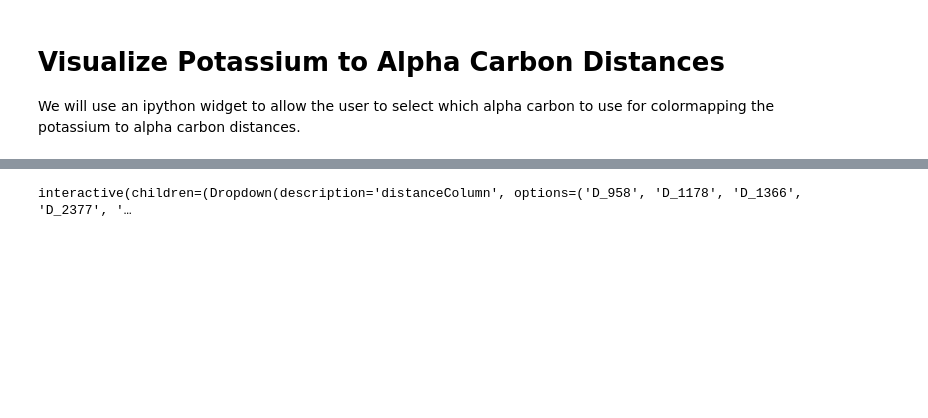
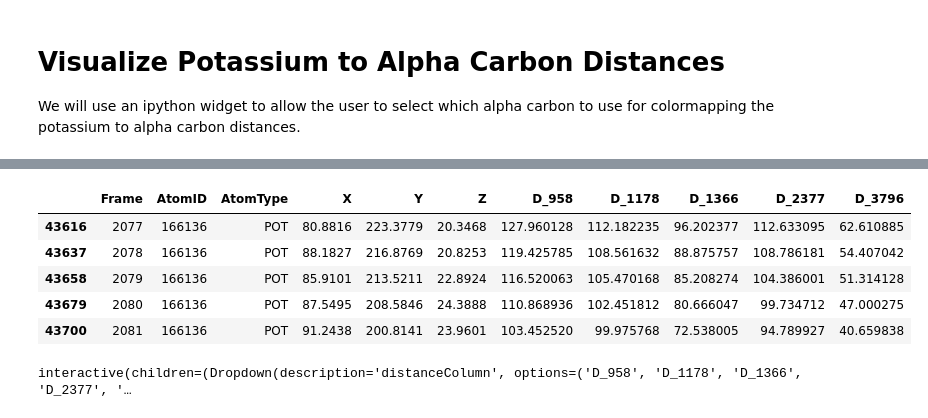
Before and after one commit to wesleymsmith/Piezo_Milestoning, a Jupyter notebook: Milestoning_Setup_Visualization.ipynb, the cells around one changed output, grey strips where cells are left out. Saved outputs shown, nothing was run; the diff lists cells and outputs as text; code cells hidden in the pictures; blank space fills up the shorter version.

```diff
--- a/Milestoning_Setup_Visualization.ipynb
+++ b/Milestoning_Setup_Visualization.ipynb
@@ -226,3 +226,12 @@ diffCoords.head()
+# %%
+diffCoords.sort_values(['AtomID','Frame']).tail()
+# %% [output]
+|  | Frame | AtomID | AtomType | X | Y | Z | D_958 | D_1178 | D_1366 | D_2377 | D_3796 |
+| 43616 | 2077 | 166136 | POT | 80.8816 | 223.3779 | 20.3468 | 127.960128 | 112.182235 | 96.202377 | 112.633095 | 62.610885 |
+| 43637 | 2078 | 166136 | POT | 88.1827 | 216.8769 | 20.8253 | 119.425785 | 108.561632 | 88.875757 | 108.786181 | 54.407042 |
+| 43658 | 2079 | 166136 | POT | 85.9101 | 213.5211 | 22.8924 | 116.520063 | 105.470168 | 85.208274 | 104.386001 | 51.314128 |
+| 43679 | 2080 | 166136 | POT | 87.5495 | 208.5846 | 24.3888 | 110.868936 | 102.451812 | 80.666047 | 99.734712 | 47.000275 |
+| 43700 | 2081 | 166136 | POT | 91.2438 | 200.8141 | 23.9601 | 103.452520 | 99.975768 | 72.538005 | 94.789927 | 40.659838 |
 # %%
 import ipywidgets as widgets
 from ipywidgets import interact
```
Also changed, not shown: parts of 13 cells of this notebook, 2 other files.
